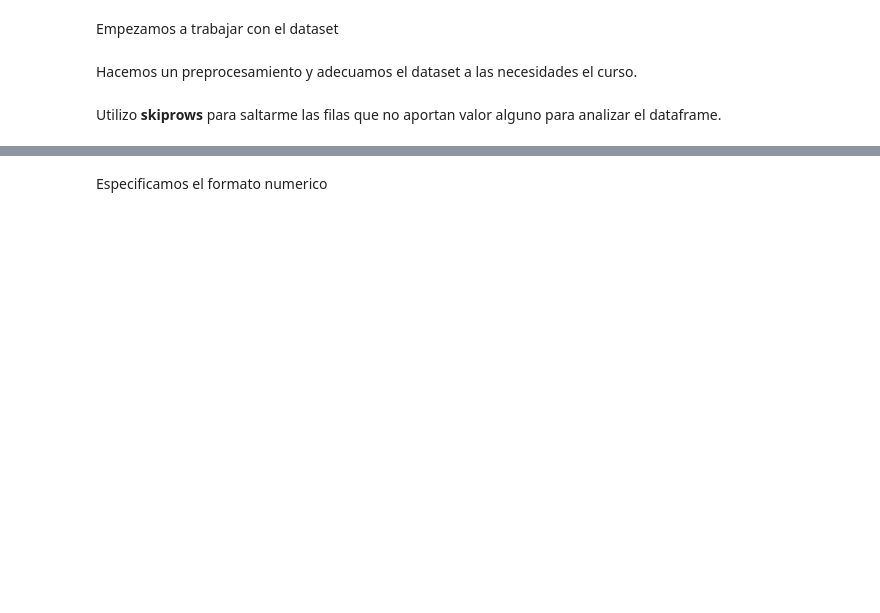
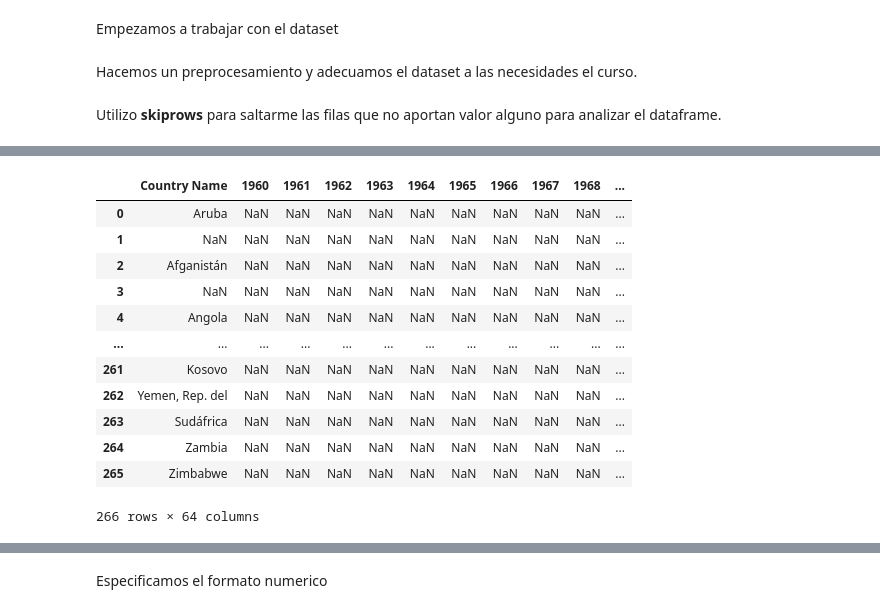
Before and after one commit to edelgado-1975/PandasOk, a Jupyter notebook: 02_Multiples_indices.ipynb, the cells around one changed output, grey strips where cells are left out. Saved outputs shown, nothing was run; the diff lists cells and outputs as text; code cells hidden in the pictures; blank space fills up the shorter version.

```diff
--- a/02_Multiples_indices.ipynb
+++ b/02_Multiples_indices.ipynb
@@ -35,6 +64,20 @@ df_pob
 # %%
-df_poblacion = df_pob.drop(columns=["Country Code","Indicator Name","Indicator Code","2019","Unnamed: 64"])
+df_poblacion = df_pob.drop(columns=["Country Code","Indicator Name","Indicator Code","2019","Unnamed: 68"])
 df_poblacion
+# %% [output]
+|  | Country Name | 1960 | 1961 | 1962 | 1963 | 1964 | 1965 | 1966 | 1967 | 1968 | ... |
+| 0 | Aruba | NaN | NaN | NaN | NaN | NaN | NaN | NaN | NaN | NaN | ... |
+| 1 | NaN | NaN | NaN | NaN | NaN | NaN | NaN | NaN | NaN | NaN | ... |
+| 2 | Afganistán | NaN | NaN | NaN | NaN | NaN | NaN | NaN | NaN | NaN | ... |
+| 3 | NaN | NaN | NaN | NaN | NaN | NaN | NaN | NaN | NaN | NaN | ... |
+| 4 | Angola | NaN | NaN | NaN | NaN | NaN | NaN | NaN | NaN | NaN | ... |
+| ... | ... | ... | ... | ... | ... | ... | ... | ... | ... | ... | ... |
+| 261 | Kosovo | NaN | NaN | NaN | NaN | NaN | NaN | NaN | NaN | NaN | ... |
+| 262 | Yemen, Rep. del | NaN | NaN | NaN | NaN | NaN | NaN | NaN | NaN | NaN | ... |
+| 263 | Sudáfrica | NaN | NaN | NaN | NaN | NaN | NaN | NaN | NaN | NaN | ... |
+| 264 | Zambia | NaN | NaN | NaN | NaN | NaN | NaN | NaN | NaN | NaN | ... |
+| 265 | Zimbabwe | NaN | NaN | NaN | NaN | NaN | NaN | NaN | NaN | NaN | ... |
+266 rows × 64 columns
 # %% [markdown]
 Utilizamos el método **.melt()** para cambiar columnas por filas y reajustar el dataframe, como se ven en el siguiente ejemplo:
 
```
Also changed, not shown: parts of 4 cells of this notebook.
